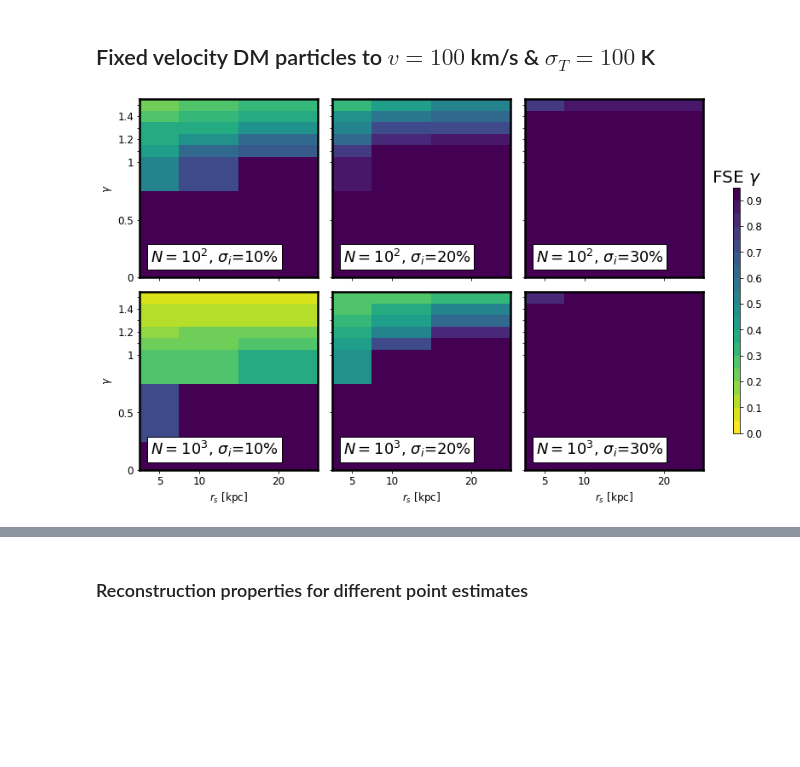
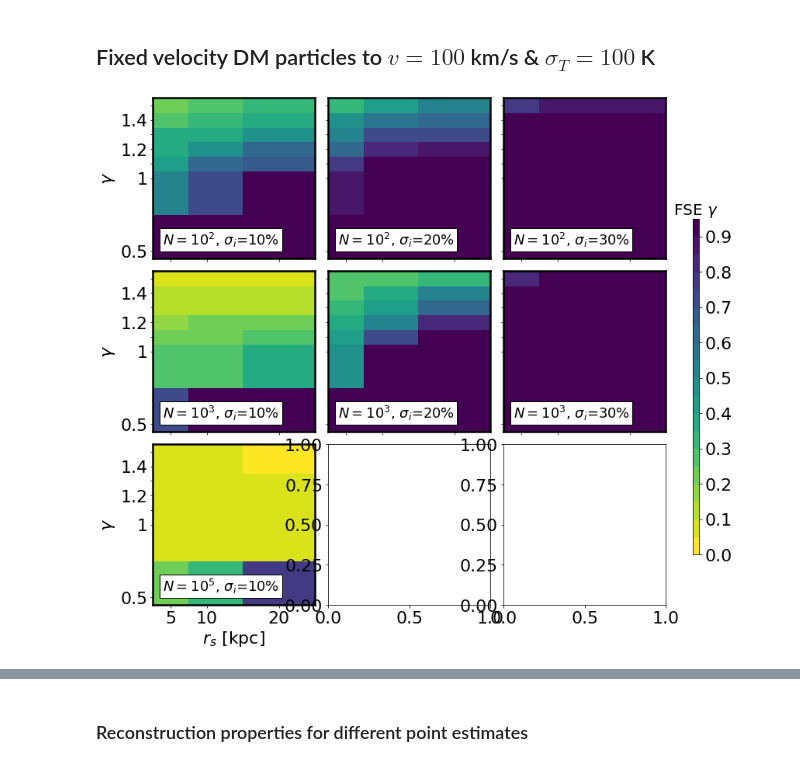
Before and after one commit to SvPoder/exoplanets, a Jupyter notebook: jupyter-notebook/reconstructed_DM.ipynb, the cells around one changed output, grey strips where cells are left out. Cells and saved outputs as stored; diff of their text form; code cells hidden in the pictures; blank space fills up the shorter version.

```diff
--- a/jupyter-notebook/reconstructed_DM.ipynb
+++ b/jupyter-notebook/reconstructed_DM.ipynb
@@ -470 +351,3 @@ axes[0, 0].plot(x, y, ls="-", color="r", lw=2.5)
+# %%
+plt.rc('font', family='serif',size=22)
 # %%
@@ -543,25 +875,30 @@ print(ML[0], ML[1], ML[2])
 # %% [markdown]
 ## Fixed velocity DM particles to $v=100$ km/s & $\sigma_T=100$ K
 # %%
-fig, ax = plt.subplots(2, 3, figsize=(12, 8))
+fig, ax = plt.subplots(3, 3, figsize=(12, 12))
 
 path = "/home/mariacst/exoplanets/results/velocity/v100/fixedT100K/"
 PE   = "ML"
 ex   = "fixedT100K_nwalkers100"
 im   = grid_FSE_all(path, 100, 0.1, ex, ax[0, 0], PE, False, True, True, False)
-im   = grid_FSE_all(path, 1000, 0.1, ex, ax[1, 0], PE, False, True, True, True)
+im   = grid_FSE_all(path, 1000, 0.1, ex, ax[1, 0], PE, False, True, True, False)
+im   = grid_FSE_all_1e5(path, 100000, 0.1, "fixedT100K", ax[2, 0], PE, False, True, True, True, trick=False)
+
 im   = grid_FSE_all(path, 100, 0.2, ex, ax[0, 1], PE, False, True, False, False)
-im   = grid_FSE_all(path, 1000, 0.2, ex, ax[1, 1], PE, False, True, False, True)
+im   = grid_FSE_all(path, 1000, 0.2, ex, ax[1, 1], PE, False, True, False, False)
+#im   = grid_FSE_all_1e5(path, 100000, 0.2, "fixedT100K", ax[2, 1], PE, False, True, False, True)
+
 im   = grid_FSE_all(path, 100, 0.3, ex, ax[0, 2], PE, False, True, False, False)
-im   = grid_FSE_all(path, 1000, 0.3, ex, ax[1, 2], PE, False, True, False, True)
+im   = grid_FSE_all(path, 1000, 0.3, ex, ax[1, 2], PE, False, True, False, False)
+#im   = grid_FSE_all_1e5(path, 100000, 0.3, "fixedT100K", ax[2, 2], PE, False, True, False, True)
 
 fig.subplots_adjust(right=0.89)
 cbar_ax = fig.add_axes([0.93, 0.2, 0.01, 0.5])
 cbar = fig.colorbar(im, cax=cbar_ax)
 cbar.ax.set_title(r"FSE $\gamma$", size=20.)
 fig.subplots_adjust(wspace=0.08, hspace=0.08)
 
-fig.savefig("fixedT100K_nwalkers100_FSE_" + PE + "_gamma.pdf", bbox_inches="tight")
+#fig.savefig("fixedT100K_nwalkers100_FSE_" + PE + "_gamma.pdf", bbox_inches="tight")
 # %% [output]
-[figure, old version]
+[figure, new version]
 # %%
```
Also changed, not shown: parts of 39 cells of this notebook, 10 other files.
